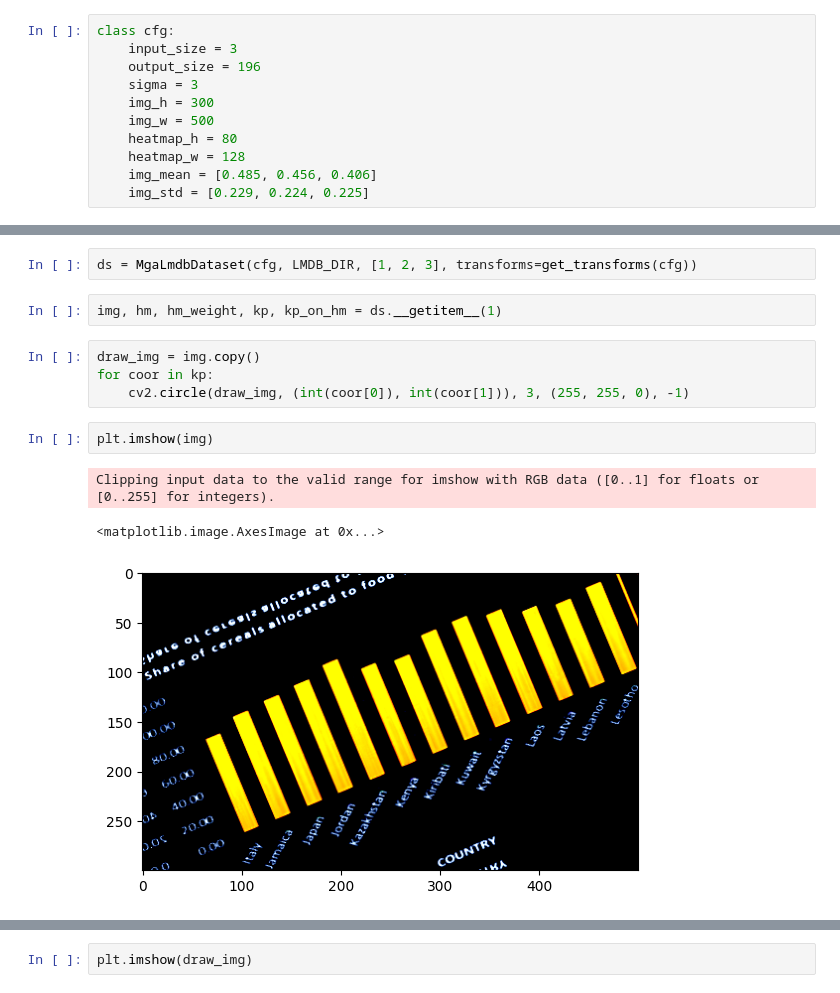
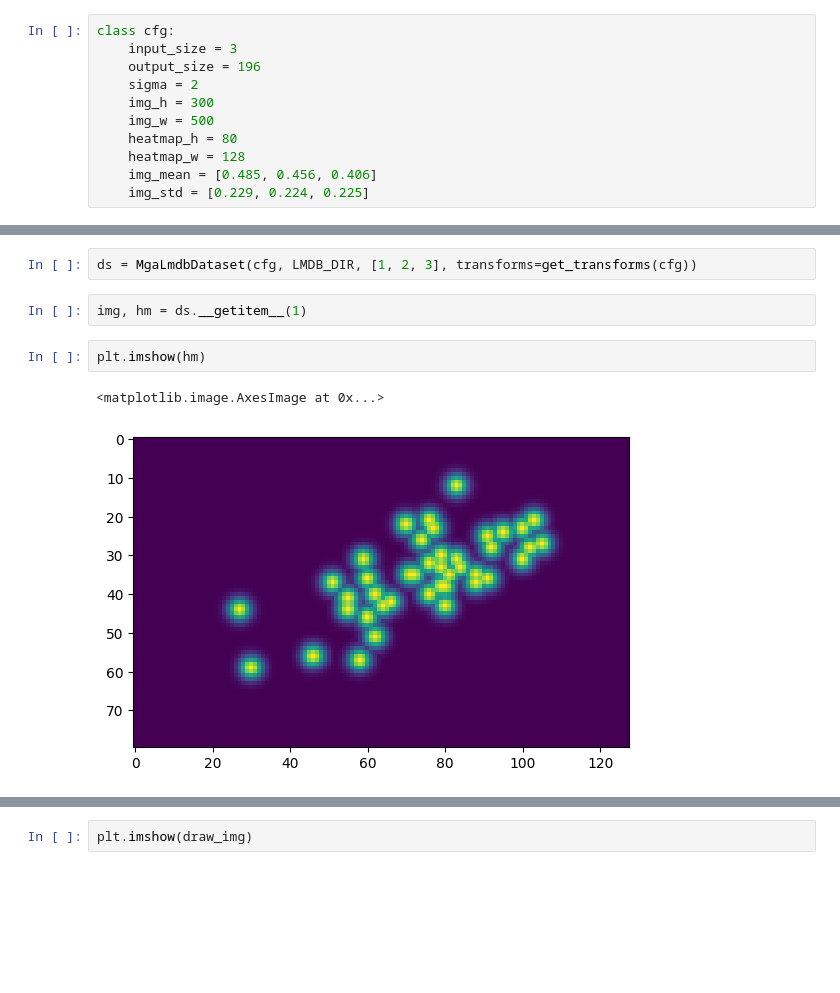
Before and after one commit to Luka-Magic/kaggle_mga, a Jupyter notebook: 2_keypoints_detection/exp0002/eda.ipynb, the cells around one changed output, grey strips where cells are left out. Cells and saved outputs as stored; diff of their text form; blank space fills up the shorter version.

```diff
--- a/2_keypoints_detection/exp0000/eda.ipynb
+++ b/2_keypoints_detection/exp0002/eda.ipynb
@@ -95,7 +110,7 @@ class MgaLmdbDataset(Dataset):
 class cfg:
     input_size = 3
     output_size = 196
-    sigma = 3
+    sigma = 2
     img_h = 300
     img_w = 500
     heatmap_h = 80
@@ -119,14 +134,9 @@ LMDB_DIR = ROOT_DIR / 'data' / 'data0002' / 'lmdb'
 # %%
 ds = MgaLmdbDataset(cfg, LMDB_DIR, [1, 2, 3], transforms=get_transforms(cfg))
 # %%
-img, hm, hm_weight, kp, kp_on_hm = ds.__getitem__(1)
+img, hm = ds.__getitem__(1)
-# %%
-draw_img = img.copy()
-for coor in kp:
-    cv2.circle(draw_img, (int(coor[0]), int(coor[1])), 3, (255, 255, 0), -1)
 # %%
-plt.imshow(img)
+plt.imshow(hm)
 # %% [output]
-Clipping input data to the valid range for imshow with RGB data ([0..1] for floats or [0..255] for integers).
+<matplotlib.image.AxesImage at 0x...>
-<matplotlib.image.AxesImage at 0x...>
-[figure, old version]
+[figure, new version]
```
Also changed, not shown: parts of 4 cells of this notebook, 14 other files.
